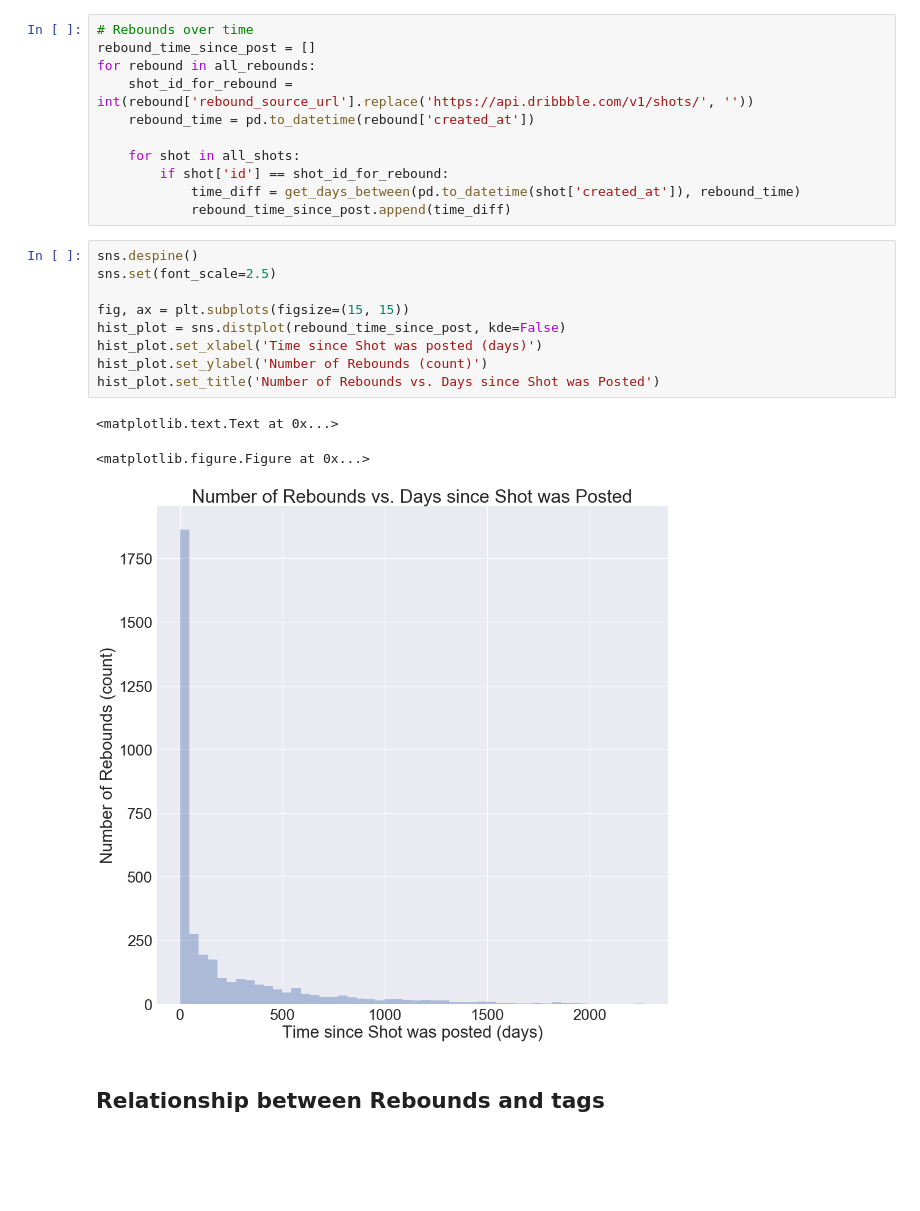
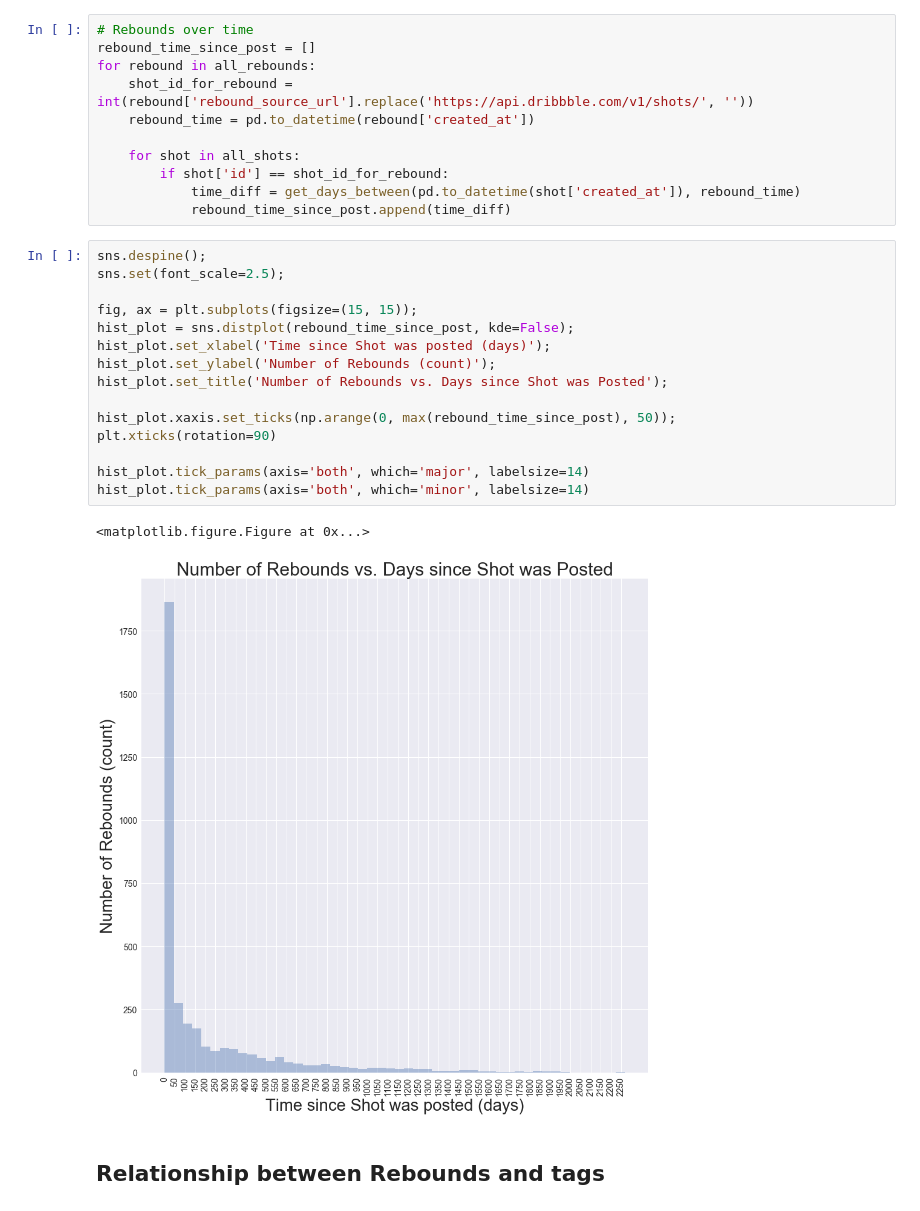
Before and after one commit to kapil1garg/sccs-dribble-parser, a Jupyter notebook: dribbble-scraping-kapil.ipynb, the cells around one changed output. Saved outputs shown, nothing was run; the diff lists cells and outputs as text; blank space fills up the shorter version.

```diff
--- a/dribbble-scraping-kapil.ipynb
+++ b/dribbble-scraping-kapil.ipynb
@@ -156,18 +158,23 @@ for rebound in all_rebounds:
             time_diff = get_days_between(pd.to_datetime(shot['created_at']), rebound_time)
             rebound_time_since_post.append(time_diff)
 # %%
-sns.despine()
-sns.set(font_scale=2.5)
+sns.despine();
+sns.set(font_scale=2.5);
 
-fig, ax = plt.subplots(figsize=(15, 15))
-hist_plot = sns.distplot(rebound_time_since_post, kde=False)
-hist_plot.set_xlabel('Time since Shot was posted (days)')
-hist_plot.set_ylabel('Number of Rebounds (count)')
-hist_plot.set_title('Number of Rebounds vs. Days since Shot was Posted')
+fig, ax = plt.subplots(figsize=(15, 15));
+hist_plot = sns.distplot(rebound_time_since_post, kde=False);
+hist_plot.set_xlabel('Time since Shot was posted (days)');
+hist_plot.set_ylabel('Number of Rebounds (count)');
+hist_plot.set_title('Number of Rebounds vs. Days since Shot was Posted');
+
+hist_plot.xaxis.set_ticks(np.arange(0, max(rebound_time_since_post), 50));
+plt.xticks(rotation=90)
+
+hist_plot.tick_params(axis='both', which='major', labelsize=14)
+hist_plot.tick_params(axis='both', which='minor', labelsize=14)
 # %% [output]
-<matplotlib.text.Text at 0x...>
+<matplotlib.figure.Figure at 0x...>
-<matplotlib.figure.Figure at 0x...>
-[figure, old version]
+[figure, new version]
 # %% [markdown]
 ## Relationship between Rebounds and tags
 # %%
```
Also changed, not shown: parts of 2 cells of this notebook.
